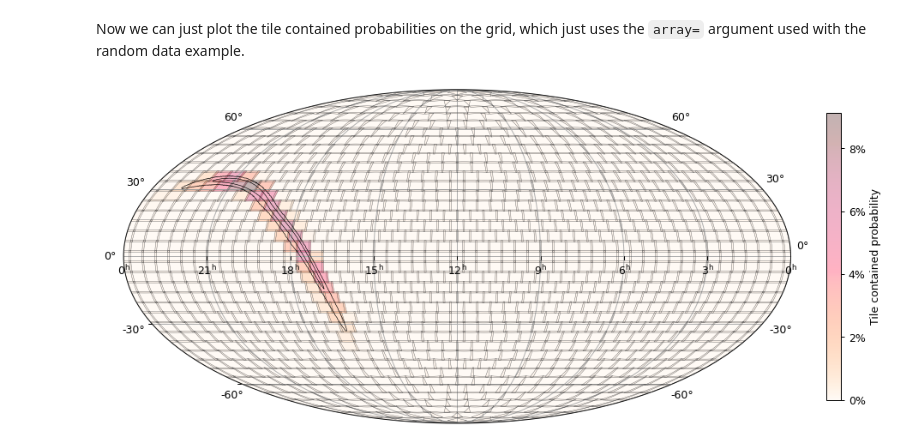
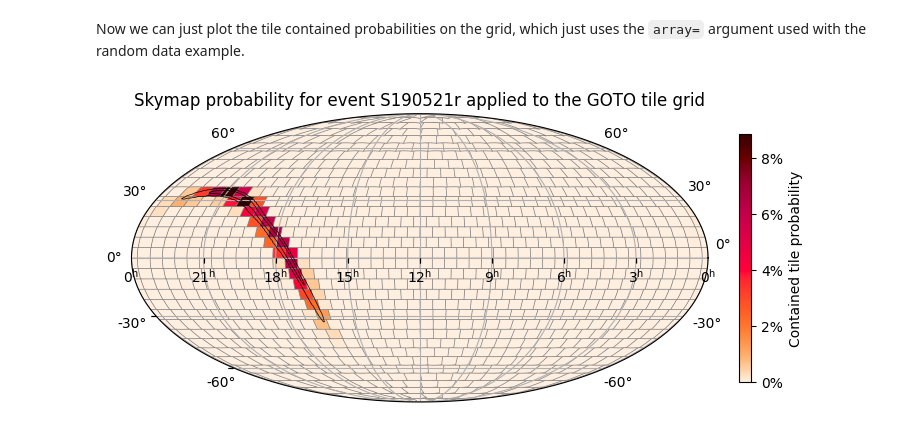
Before and after one commit to GOTO-OBS/goto-tile, a Jupyter notebook: docs/plot.ipynb, the cells around one changed output. Drawn from its saved outputs; the diff is of its cells as text; code cells hidden in the pictures.

```diff
--- a/docs/plot.ipynb
+++ b/docs/plot.ipynb
@@ -7,6 +4,6 @@
 The `gototile.grid.SkyGrid` class has a `plot()` method, which is a simple way to output a plot and has many formatting options.
 # %%
 from gototile.grid import SkyGrid
-grid = SkyGrid.from_name('GOTO-4')
-grid.plot(title='The GOTO-4 tile grid')
+grid = SkyGrid.from_name('GOTO')
+grid.plot(title='The GOTO tile grid')
 # %% [output]
@@ -18,21 +15,19 @@ Here's a basic example:
 # %%
 from matplotlib import pyplot as plt
 
-# Create a new grid
-grid = SkyGrid.from_name('GOTO-8p')
-
 # Create a blank figure
-fig = plt.figure(figsize=(12, 8), dpi=90)
+fig = plt.figure(figsize=(8, 6))
 
 # Create the axes, using the astro Mollweide projection
 # (see later for more projection options)
-axes = plt.axes(projection='astro hours mollweide')
+axes = fig.add_subplot(projection='astro hours mollweide')
 
-# Display the RA/Dec grid lines
+# Add the tiles to the axes, using the default formatting
+grid.plot_tiles(axes)
+
+# Display the RA/Dec grid lines and add a title
 axes.grid()
-
-# Add the tiles to the axes
-grid.plot_tiles(axes)
+axes.set_title('The GOTO tile grid')
 
 # Show the figure
 plt.show()
@@ -318,28 +301,25 @@ QTable length=1326
 # %% [markdown]
 Now we can just plot the tile contained probabilities on the grid, which just uses the `array=` argument used with the random data example.
 # %%
-fig = plt.figure(figsize=(12, 8), dpi=90)
-axes = plt.axes(projection='astro hours mollweide')
+fig = plt.figure(figsize=(8, 6))
+axes = fig.add_subplot(projection='astro hours mollweide')
 axes.grid()
 
-# Plot the tiles, passing the tile probabilities to the `array` argument
-tiles = grid.plot_tiles(axes, array=grid.probs, ec='none', alpha=0.3, zorder=1)
-grid.plot_tiles(axes, fc='none', ec='0.3', lw=0.3, zorder=1.5)
+# Plot the tiles, with the data array given by the probability contained within each
+# We also use the LIGO-preferred 'cylon' colormap
+tiles = grid.plot_tiles(axes, array=grid.probs, cmap='cylon', ec='0.5')
 
-# Also plot the skymap contours, which uses a function on the axes added by the LIGO module
-axes.contour_hpx(grid.skymap.contours / max(grid.skymap.contours),
-                 nested=grid.skymap.is_nested,
-                 levels=[0.5, 0.9],
-                 colors='black', linewidths=0.5, zorder=99,)
+# Overlay the skymap contours
+skymap.plot_contours(axes)
 
-# We want to use the "official" LIGO colourmap, which is called 'cylon'
-tiles.set_cmap('cylon')
+# Add a title
+axes.set_title('Skymap probability for event S190521r applied to the GOTO tile grid')
 
-# Add the colourbar, formatting as a percentage
-fig.colorbar(tiles, ax=axes, fraction=0.02, pad=0.05, label='Tile contained probability',
-            format=lambda x, _: f'{x:.0%}')
+# And add a colourbar, formatting as a percentage
+fig.colorbar(tiles, ax=axes, fraction=0.02, pad=0.05,
+             format=lambda x, _: f'{x:.0%}',
+             label='Contained tile probability')
 
-# Show the figure
 plt.show()
 # %% [output]
-[figure, old version]
+[figure, new version]
```
Also changed, not shown: parts of 40 cells of this notebook, 2 other files.
